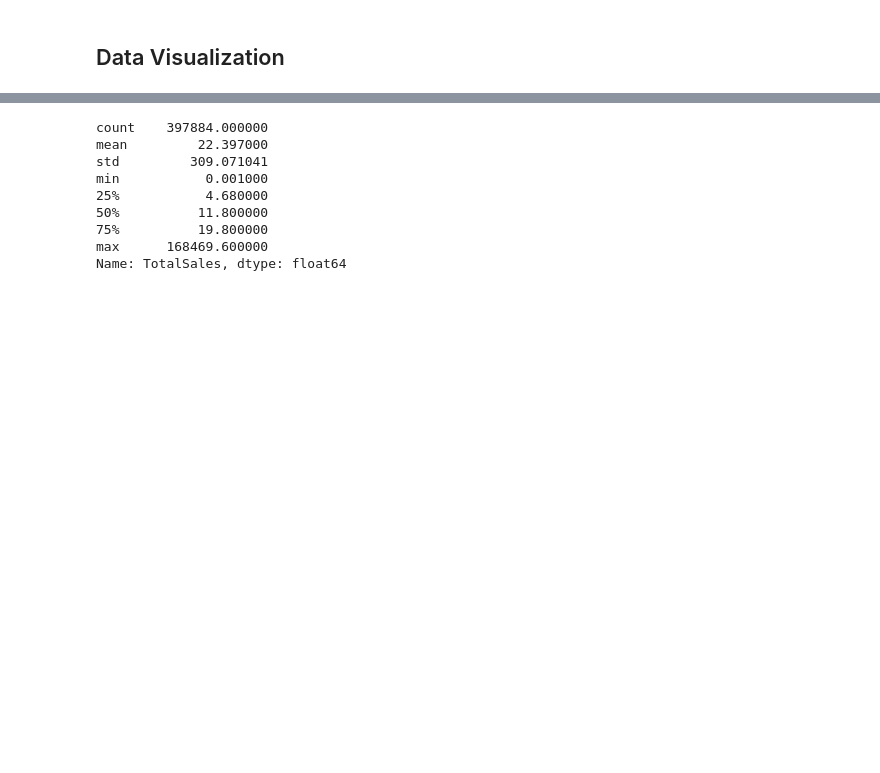
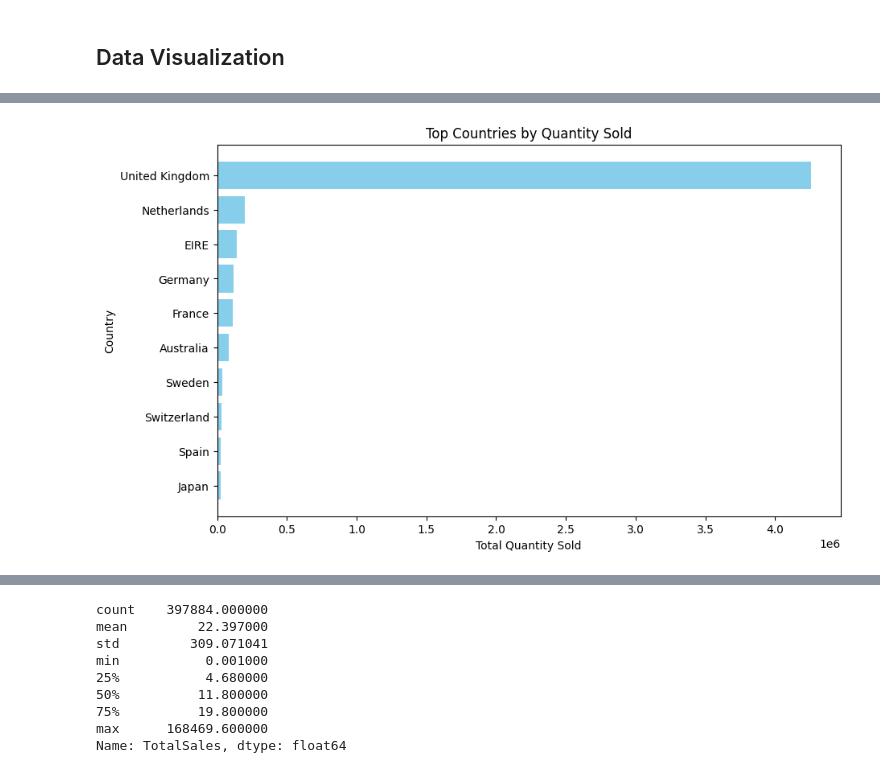
Before and after one commit to carissa406/e-commerce, a Jupyter notebook: ecommercesales.ipynb, the cells around one changed output, grey strips where cells are left out. Saved outputs shown, nothing was run; the diff lists cells and outputs as text; code cells hidden in the pictures; blank space fills up the shorter version.

```diff
--- a/ecommercesales.ipynb
+++ b/ecommercesales.ipynb
@@ -307 +324,18 @@ sales.sort_values(by="UnitPrice", ascending=False).head()
+# %%
+# Aggregate transaction data by country and sum the quantities sold
+country_quantity = sales.groupby('Country')['Quantity'].sum().reset_index()
+
+# Sort countries based on total quantity sold
+top_countries = country_quantity.sort_values(by='Quantity', ascending=False).head(10)  # Change '10' to the desired number of top countries
+
+# Plot the top countries
+plt.figure(figsize=(10, 6))
+plt.barh(top_countries['Country'], top_countries['Quantity'], color='skyblue')
+plt.xlabel('Total Quantity Sold')
+plt.ylabel('Country')
+plt.title('Top Countries by Quantity Sold')
+plt.gca().invert_yaxis()  # Invert y-axis to display the country with the highest quantity at the top
+plt.show()
+# %% [output]
+[figure, added]
 # %%
```
Also changed, not shown: parts of 9 cells of this notebook.
